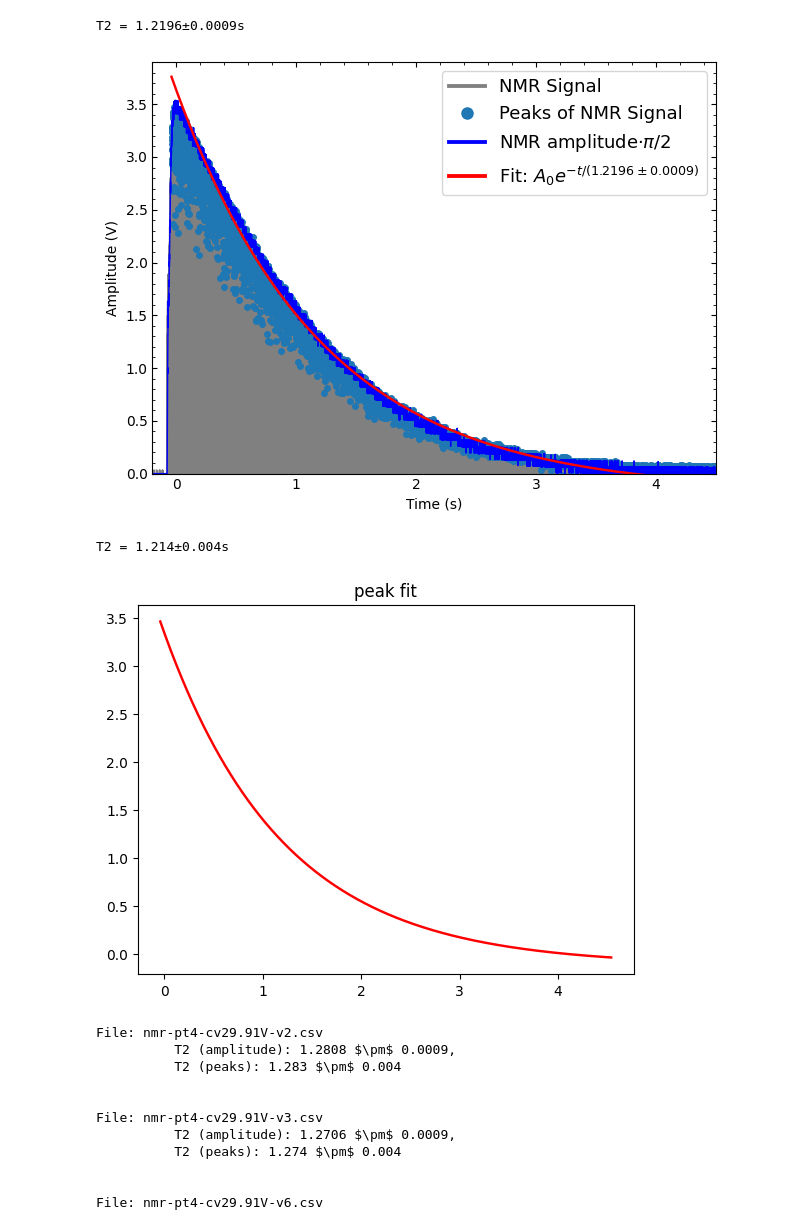
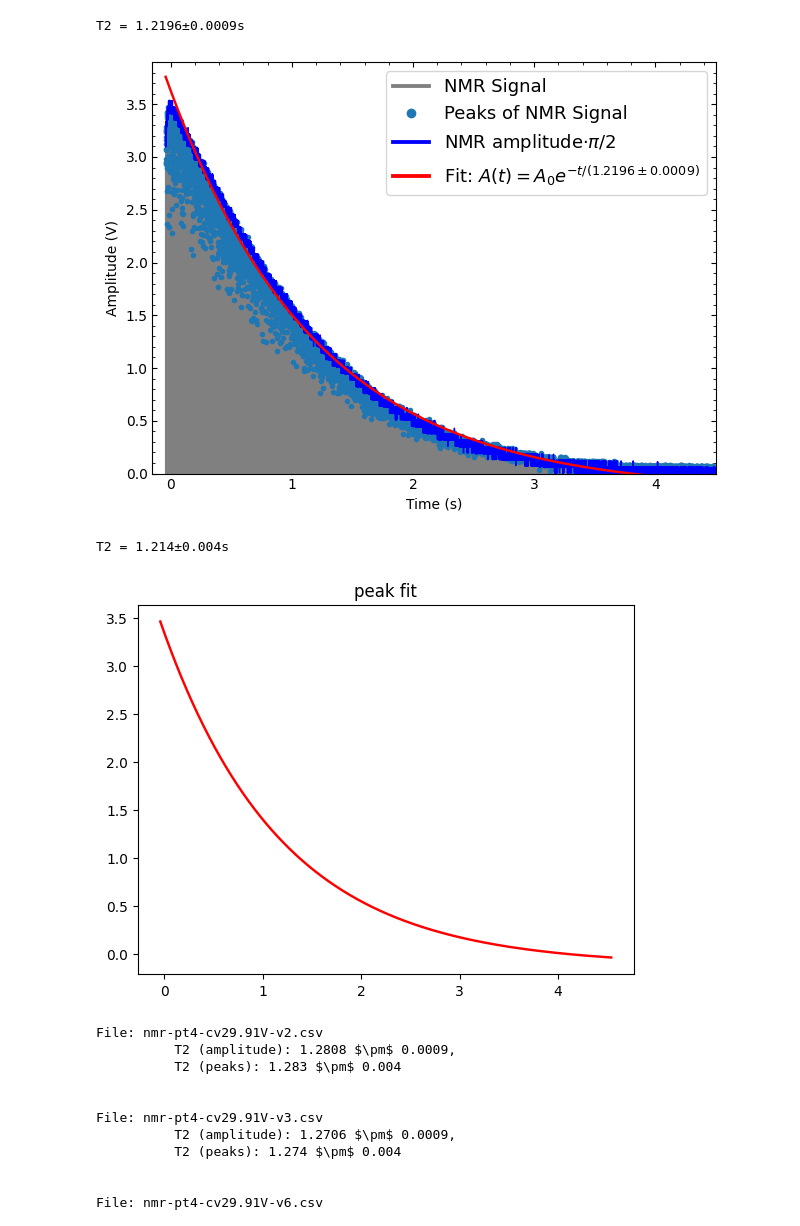
Before and after one commit to naki23/PL4-NMR, a Jupyter notebook: NMRmain.ipynb, the cells around one changed output. Drawn from its saved outputs; the diff is of its cells as text; code cells hidden in the pictures.

```diff
--- a/NMRmain.ipynb
+++ b/NMRmain.ipynb
@@ -46,16 +46,16 @@ data1 = NMR_data(r"C:\Users\nagyk\OneDrive\2425.1b\Lab4 - NMR\data & processing
 cutoff_below=2)
 peak_times, peak_magnitudes = find_signal_peaks(data1)
 
-# plt.plot(data1.time, data1.signal, label='NMR Signal', linewidth=0.1, color="gray")
-# plt.plot(peak_times, peak_magnitudes, "o", label='Peaks of NMR Signal', markersize=2)
+plt.plot(data1.time, data1.signal, label='NMR Signal', linewidth=1, color="gray")
+plt.plot(peak_times, peak_magnitudes, "o", label='Peaks of NMR Signal', markersize=3)
 # plt.plot(data1.time, data1.amplitude, label='NMR Amplitude', linewidth=0.1)
-# plt.plot(data1.time, data1.amplitude*(np.pi/2), label=r'NMR amplitude$\cdot \pi/2$', linewidth=0.2, color="blue")
+plt.plot(data1.time, data1.amplitude*(np.pi/2), label=r'NMR amplitude$\cdot \pi/2$', linewidth=1, color="blue")
 
-plt.plot(data1.raw_time, data1.raw_signal, label='NMR Signal', linewidth=0.75, color="gray")
-plt.plot(peak_times, peak_magnitudes, "o", label='Peaks of NMR Signal', markersize=4)
+# plt.plot(data1.raw_time, data1.raw_signal, label='NMR Signal', linewidth=0.75, color="gray")
+# plt.plot(peak_times, peak_magnitudes, "o", label='Peaks of NMR Signal', markersize=4)
 # plt.plot(data1.raw_time, data1.raw_amplitude, label='NMR Amplitude', linewidth=1)
-plt.plot(data1.raw_time, data1.raw_amplitude*(np.pi/2),
-         label=r'NMR amplitude$\cdot \pi/2$', linewidth=1, color="blue")
+# plt.plot(data1.raw_time, data1.raw_amplitude*(np.pi/2),
+#          label=r'NMR amplitude$\cdot \pi/2$', linewidth=1, color="blue")
 
 
 # Add labels and title
@@ -83,36 +83,36 @@ def t2_fit(data=None, xy=None, show=True):
     popt, pcov = curve_fit(t2_function, x, y, p0=[np.max(y), 0, 1])
     t2 = unc.correlated_values(popt, pcov)[2]
 
     if show:
         # plt.plot(x, y, label='data', marker='.', linestyle=linestyle, markersize=1)
         plt.plot(x, t2_function(x, *popt), linewidth=1.75, color='red',
-                 label=r"Fit: $A_0e^{-t/"+ f"({t2:.1uL})" + r"}$")
+                 label=r"Fit: $A(t) = A_0e^{-t/"+ f"({t2:.1uL})" + r"}$")
 
 
     return t2
 
 
 print(f"T2 = {t2_fit(data=data1):.1uP}s")
 # plt.title('amp fit')
 legend = plt.legend(markerscale=2, loc='upper right', fontsize=13)
 for line in legend.get_lines():
     line.set_linewidth(2.75)
 plt.tick_params(axis='both', which='both', direction='in', top=True, right=True)
 plt.minorticks_on()
 # plt.xlim(0.1, 0.105)
 plt.ylim(0, 3.9)
-plt.xlim(-0.2, 4.5)
+plt.xlim(-0.15, 4.5)
 plt.tight_layout()
 # plt.savefig("exp4-t2-apx-full.png", dpi=300)
 # plt.savefig("exp4-t2-apx-zoomed.png", dpi=300)
 plt.savefig("exp4-t2-main.png", dpi=300)
 plt.show()
 print(f"T2 = {t2_fit(xy=[peak_times, peak_magnitudes]):.1uP}s")
 plt.title('peak fit')
 plt.show()
 # %% [output]
 T2 = 1.2196±0.0009s
-[figure, old version]
+[figure, new version]
 T2 = 1.214±0.004s
 [figure]
 # %%
```
Also changed, not shown: 1 other file.
